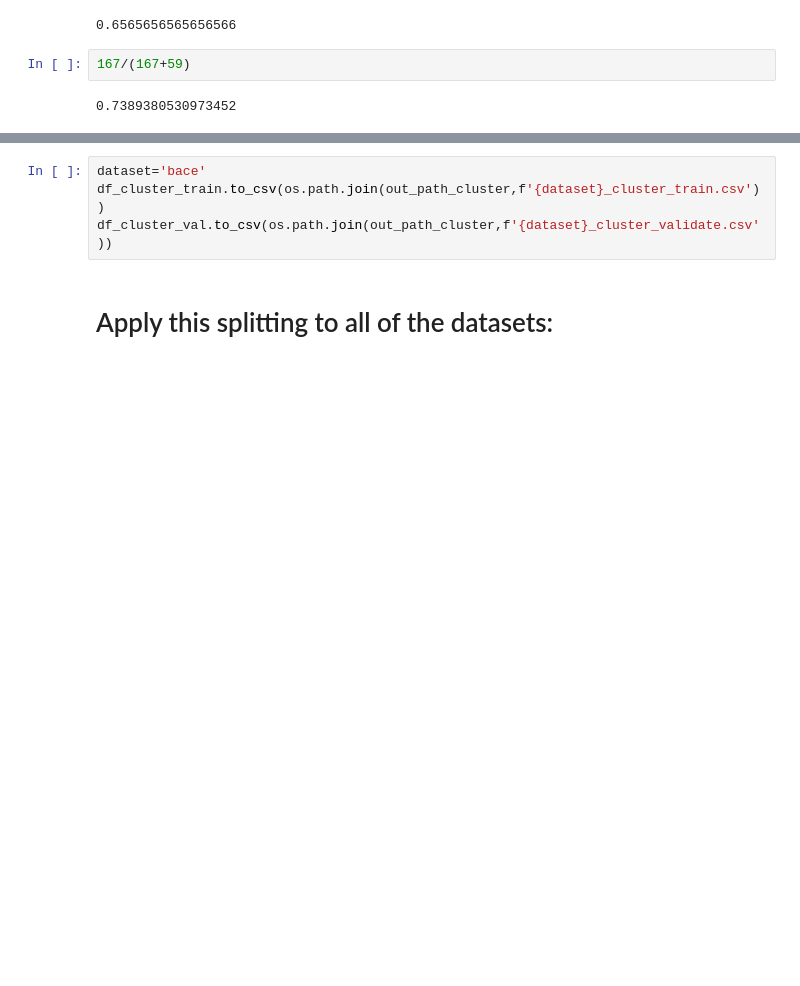
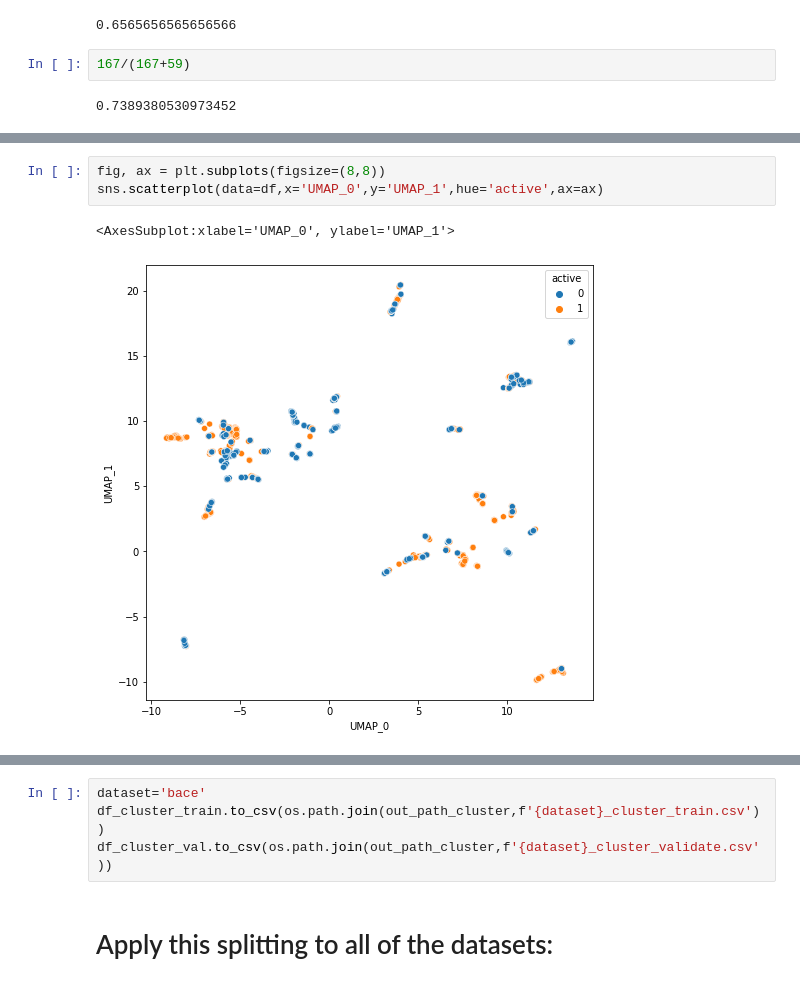
Before and after one commit to PJMichaels/Chemistry-Capstone, a Jupyter notebook: Data_Set_Splitting.ipynb, the cells around one changed output, grey strips where cells are left out. Saved outputs shown, nothing was run; the diff lists cells and outputs as text; blank space fills up the shorter version.

Commit message:
added visuals for example clustered split

```diff
--- a/Data_Set_Splitting.ipynb
+++ b/Data_Set_Splitting.ipynb
@@ -146,0 +162,6 @@ Name: active, dtype: int64
+# %%
+fig, ax = plt.subplots(figsize=(8,8))
+sns.scatterplot(data=df,x='UMAP_0',y='UMAP_1',hue='active',ax=ax)
+# %% [output]
+<AxesSubplot:xlabel='UMAP_0', ylabel='UMAP_1'>
+[figure, added]
```
Also changed, not shown: parts of 9 cells of this notebook.
